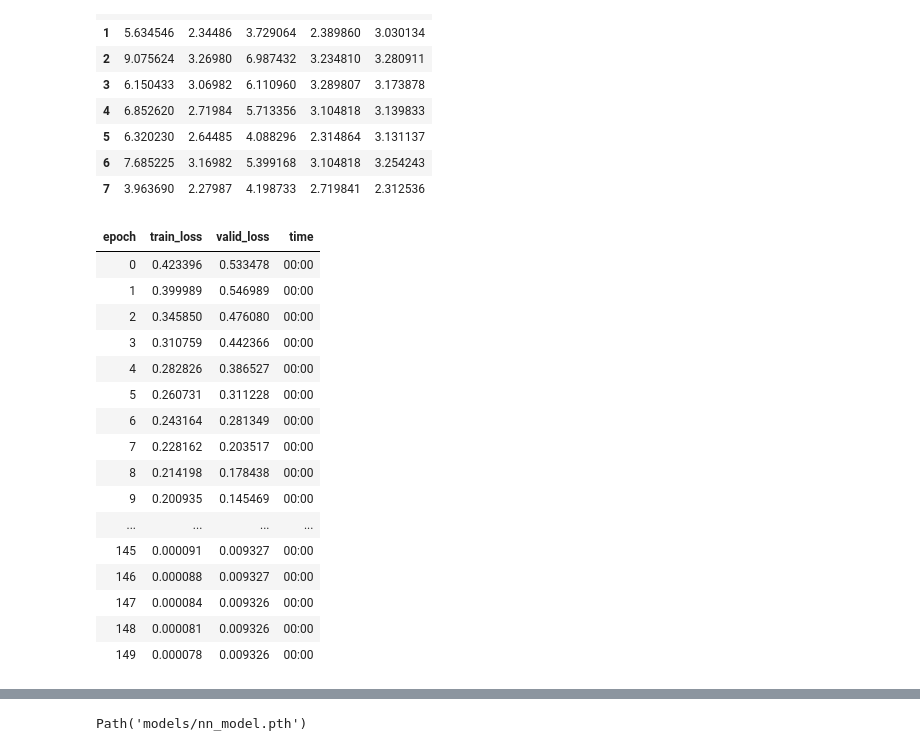
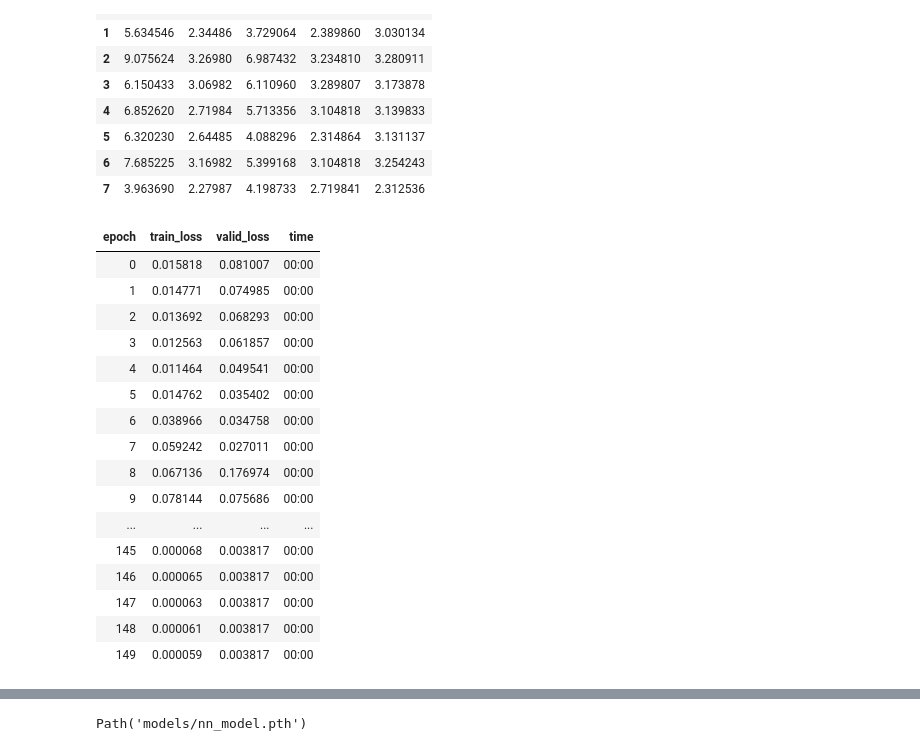
Before and after one commit to ZackLoken/Savanna-Institute-Image-Analysis, a Jupyter notebook: Hazelnut_Biomass/Predicting_Hazelnut_Biomass_from_ImageDerived_CanopyMetrics.ipynb, the cells around one changed output, grey strips where cells are left out. Drawn from its saved outputs; the diff is of its cells as text; code cells hidden in the pictures.

```diff
--- a/Hazelnut_Biomass/Predicting_Hazelnut_Biomass_from_ImageDerived_CanopyMetrics.ipynb
+++ b/Hazelnut_Biomass/Predicting_Hazelnut_Biomass_from_ImageDerived_CanopyMetrics.ipynb
@@ -292,25 +292,25 @@ dls.show_batch()
 | 6 | 7.685225 | 3.16982 | 5.399168 | 3.104818 | 3.254243 |
 | 7 | 3.963690 | 2.27987 | 4.198733 | 2.719841 | 2.312536 |
 # %%
-learn.fit_one_cycle(150, 1.7e-2)
+learn.fit_one_cycle(150, 1.2e-2)
 # %% [output]
 | epoch | train_loss | valid_loss | time |
-| 0 | 0.423396 | 0.533478 | 00:00 |
-| 1 | 0.399989 | 0.546989 | 00:00 |
-| 2 | 0.345850 | 0.476080 | 00:00 |
-| 3 | 0.310759 | 0.442366 | 00:00 |
-| 4 | 0.282826 | 0.386527 | 00:00 |
-| 5 | 0.260731 | 0.311228 | 00:00 |
-| 6 | 0.243164 | 0.281349 | 00:00 |
-| 7 | 0.228162 | 0.203517 | 00:00 |
-| 8 | 0.214198 | 0.178438 | 00:00 |
-| 9 | 0.200935 | 0.145469 | 00:00 |
+| 0 | 0.015818 | 0.081007 | 00:00 |
+| 1 | 0.014771 | 0.074985 | 00:00 |
+| 2 | 0.013692 | 0.068293 | 00:00 |
+| 3 | 0.012563 | 0.061857 | 00:00 |
+| 4 | 0.011464 | 0.049541 | 00:00 |
+| 5 | 0.014762 | 0.035402 | 00:00 |
+| 6 | 0.038966 | 0.034758 | 00:00 |
+| 7 | 0.059242 | 0.027011 | 00:00 |
+| 8 | 0.067136 | 0.176974 | 00:00 |
+| 9 | 0.078144 | 0.075686 | 00:00 |
 | ... | ... | ... | ... |
-| 145 | 0.000091 | 0.009327 | 00:00 |
-| 146 | 0.000088 | 0.009327 | 00:00 |
-| 147 | 0.000084 | 0.009326 | 00:00 |
-| 148 | 0.000081 | 0.009326 | 00:00 |
-| 149 | 0.000078 | 0.009326 | 00:00 |
+| 145 | 0.000068 | 0.003817 | 00:00 |
+| 146 | 0.000065 | 0.003817 | 00:00 |
+| 147 | 0.000063 | 0.003817 | 00:00 |
+| 148 | 0.000061 | 0.003817 | 00:00 |
+| 149 | 0.000059 | 0.003817 | 00:00 |
 # %%
 # check RMSE of neural network model
 preds, targs = learn.get_preds()
```
Also changed, not shown: parts of 5 cells of this notebook.
